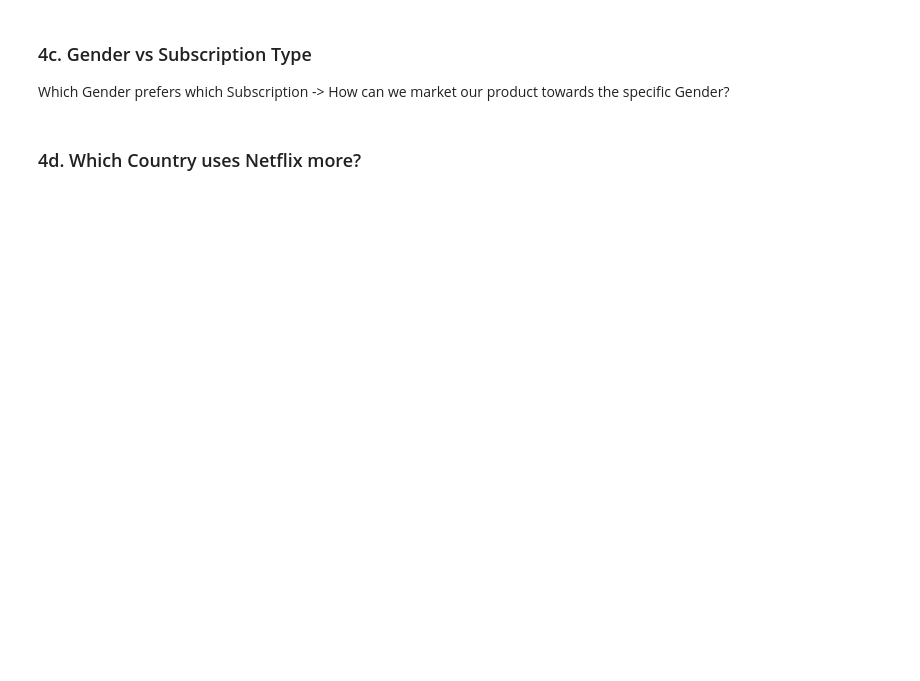
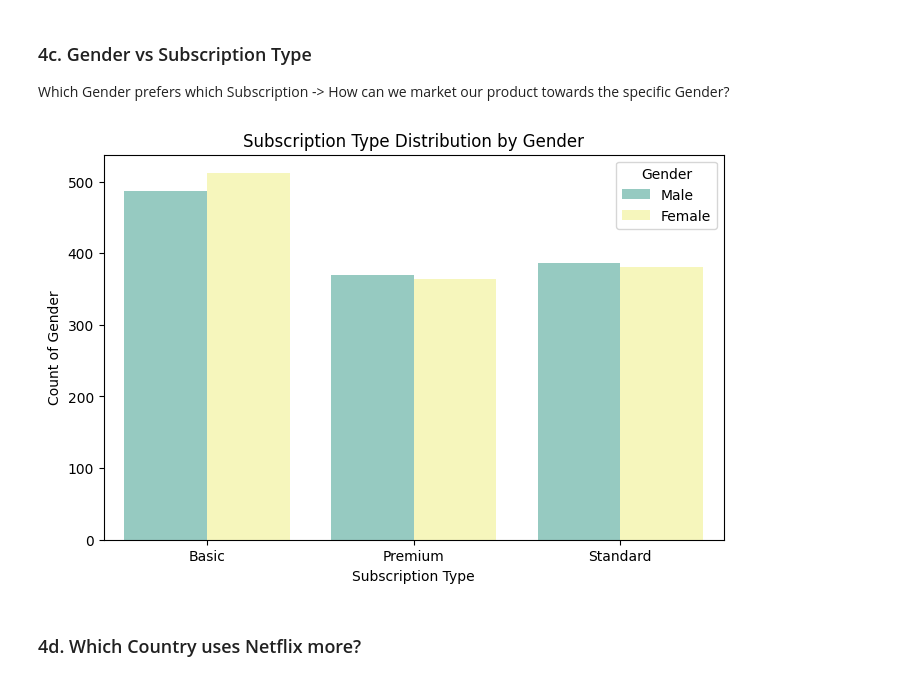
Before and after one commit to mumnsa/Manasa-s_DAC_Curriculum, a Jupyter notebook: DAC-002_EDA/DAC-002_EDA_Tutorial_Student.ipynb, the cells around one changed output. Cells and saved outputs as stored; diff of their text form; code cells hidden in the pictures; blank space fills up the shorter version.

```diff
--- a/DAC-002_EDA/DAC-002_EDA_Tutorial_Student.ipynb
+++ b/DAC-002_EDA/DAC-002_EDA_Tutorial_Student.ipynb
@@ -150,13 +260,15 @@ Which Gender prefers which Subscription -> How can we market our product towards
 # %%
 ## Count Plot of Subscription Type by Gender
 plt.figure(figsize = (8,5))
-sns.countplot(x = '', hue = '', data = df, palette = 'Set3')
+sns.countplot(x = 'Subscription Type', hue = 'Gender', data = df, palette = 'Set3')
 
 # Set the labels
 plt.title('Subscription Type Distribution by Gender')
 plt.xlabel('Subscription Type')
 plt.ylabel('Count of Gender')
 plt.show()
+# %% [output]
+[figure, added]
 # %% [markdown]
 ### 4d. Which Country uses Netflix more?
 # %%
```
Also changed, not shown: parts of 28 cells of this notebook.
